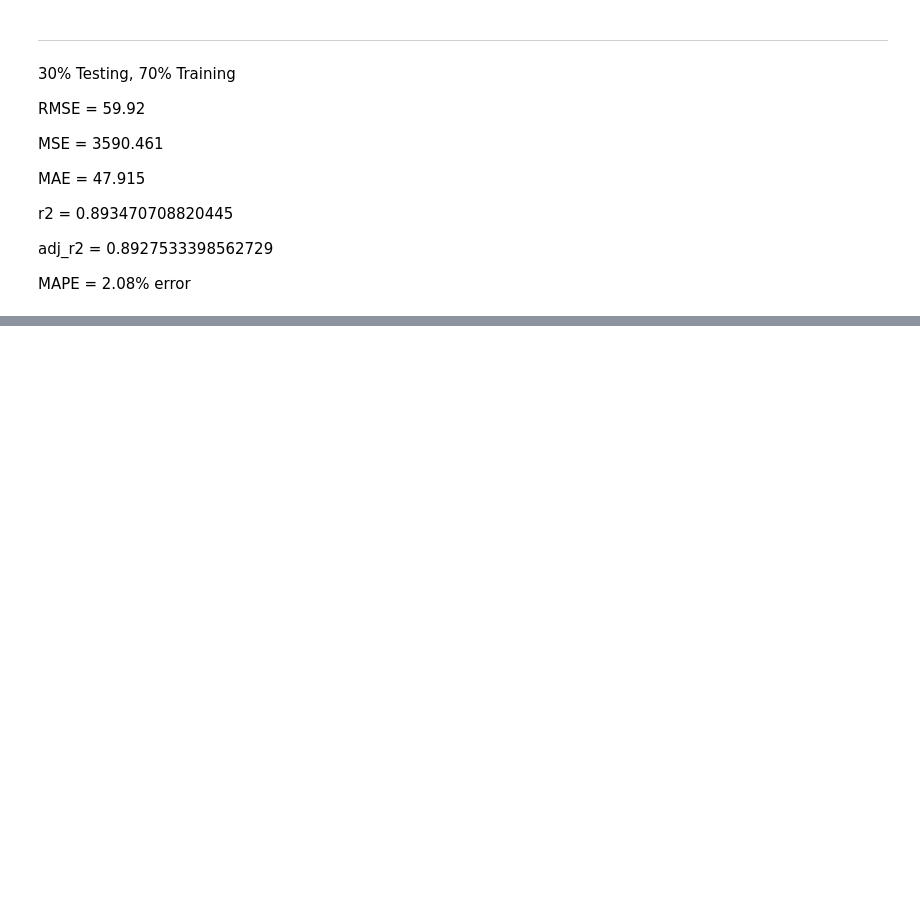
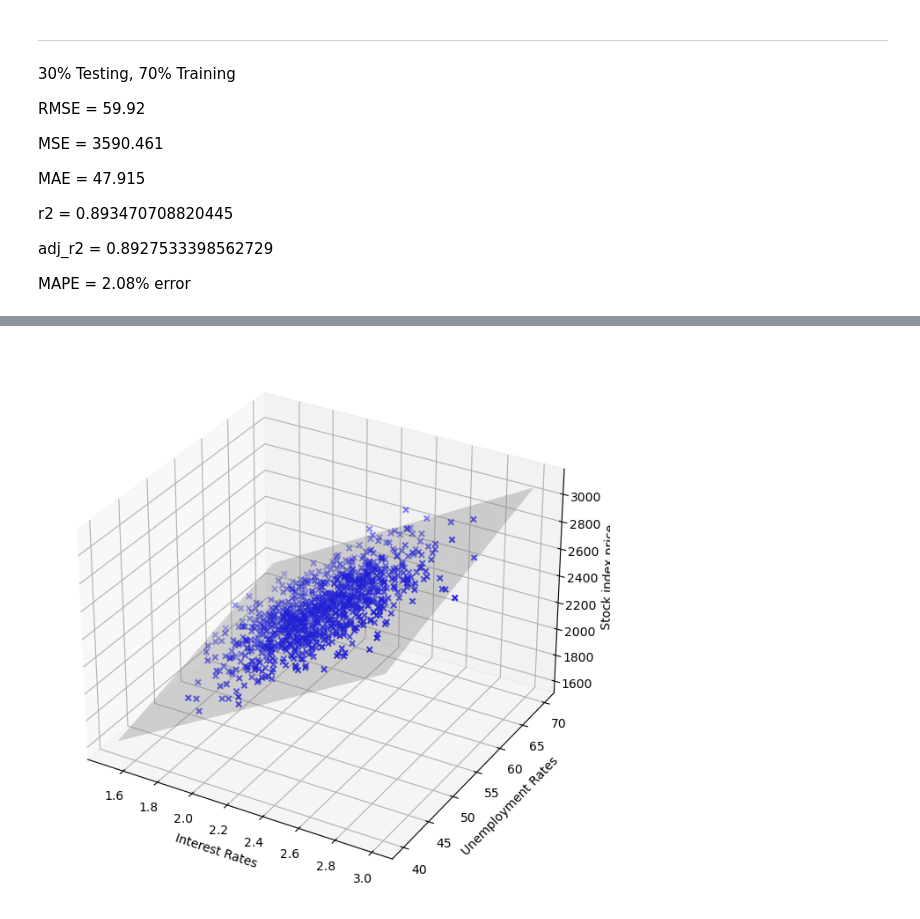
Before and after one commit to AlvaroBishop/StockMarketPrice, a Jupyter notebook: StockMarketPrice_MultipleLinearRegression.ipynb, the cells around one changed output, grey strips where cells are left out. Cells and saved outputs as stored; diff of their text form; code cells hidden in the pictures; blank space fills up the shorter version.

```diff
--- a/StockMarketPrice_MultipleLinearRegression.ipynb
+++ b/StockMarketPrice_MultipleLinearRegression.ipynb
@@ -166,0 +171,3 @@ MAPE = 2.08% error
+# %%
+x_surf, y_surf = np.meshgrid( np.linspace( stock_df["Interest Rates"].min(), stock_df["Interest Rates"].max(), 100),
+                              np.linspace(stock_df["Employment"].min(), stock_df["Employment"].max(), 100))
@@ -166,0 +178,3 @@ MAPE = 2.08% error
+# %%
+feautures = pd.DataFrame( {"Interest Rates" : x_surf.ravel(), "Employment" : y_surf.ravel() } )
+feautures
@@ -166,0 +195,13 @@ MAPE = 2.08% error
+# %%
+fittedY = regressor.predict(feautures).reshape(x_surf.shape)
+# %%
+fig = plt.figure(figsize = (10, 8))
+ax = fig.add_subplot(111, projection = "3d")
+ax.scatter( stock_df["Interest Rates"], stock_df["Employment"], stock_df["S&P 500 Price"], color = "blue", marker = "x")
+ax.plot_surface(x_surf, y_surf, fittedY, color = "grey", alpha = 0.3)
+ax.set_xlabel("Interest Rates")
+ax.set_ylabel("Unemployment Rates")
+ax.set_zlabel("Stock index price")
+plt.show()
+# %% [output]
+[figure, added]
```
Also changed, not shown: parts of 6 cells of this notebook.
